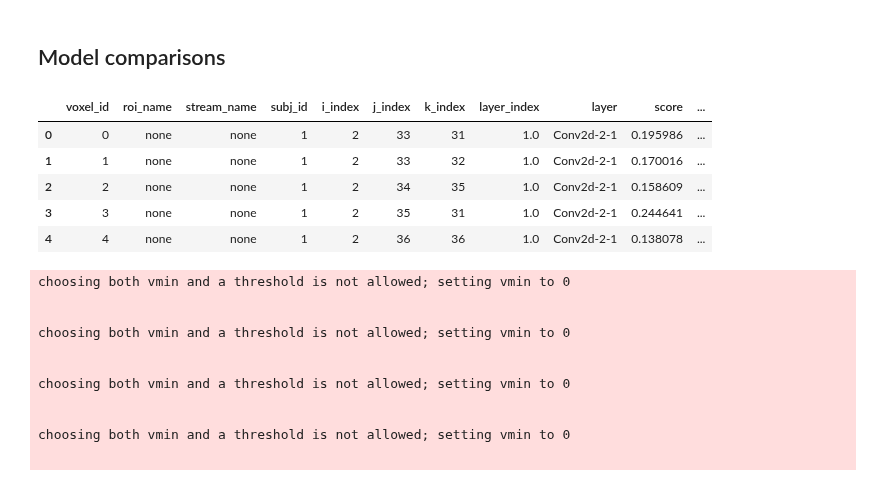
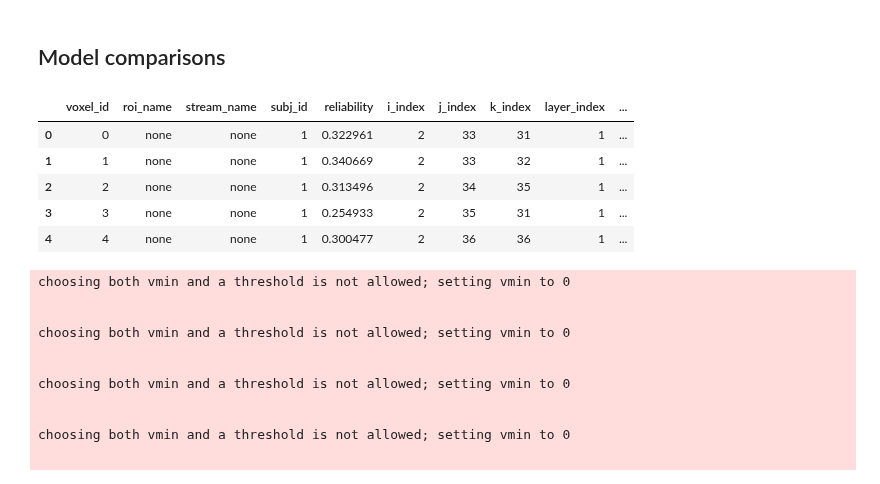
Before and after one commit to Isik-lab/SIfMRI_modeling, a Jupyter notebook: notebooks/modeling_exploration.ipynb, the cells around one changed output. Drawn from its saved outputs; the diff is of its cells as text; code cells hidden in the pictures.

```diff
--- a/notebooks/modeling_exploration.ipynb
+++ b/notebooks/modeling_exploration.ipynb
@@ -91,27 +91,27 @@ def plot_stats(surf_mesh, bg_map, surf_map, hemi_, figure_prefix,
 # %%
 scores = []
 
-files = glob(f'{interim_dir}/VisionEncoding/*.csv')
-for file in files:
-    df = pd.read_csv(file)
-    df['model_uid'] = file.split('/')[-1].split('.csv')[0].split('model-')[-1]
-    scores.append(df)
+# files = glob(f'{interim_dir}/VisionEncoding/*.csv')
+# for file in files:
+#     df = pd.read_csv(file)
+#     df['model_uid'] = file.split('/')[-1].split('.csv')[0].split('model-')[-1]
+#     scores.append(df)
 
 files = glob(f'{interim_dir}/LLMEncoding/*corrected_unmasked.csv')
 for file in files:
     df = pd.read_csv(file)
     df['model_uid'] = file.split('/')[-1].split('.csv')[0].split('_perturb')[0].split('model-')[-1]
     scores.append(df)
 
 scores = pd.concat(scores).reset_index(drop=True)
 scores.head()
 # %% [output]
-|  | voxel_id | roi_name | stream_name | subj_id | i_index | j_index | k_index | layer_index | layer | score | ... |
-| 0 | 0 | none | none | 1 | 2 | 33 | 31 | 1.0 | Conv2d-2-1 | 0.195986 | ... |
-| 1 | 1 | none | none | 1 | 2 | 33 | 32 | 1.0 | Conv2d-2-1 | 0.170016 | ... |
-| 2 | 2 | none | none | 1 | 2 | 34 | 35 | 1.0 | Conv2d-2-1 | 0.158609 | ... |
-| 3 | 3 | none | none | 1 | 2 | 35 | 31 | 1.0 | Conv2d-2-1 | 0.244641 | ... |
-| 4 | 4 | none | none | 1 | 2 | 36 | 36 | 1.0 | Conv2d-2-1 | 0.138078 | ... |
+|  | voxel_id | roi_name | stream_name | subj_id | reliability | i_index | j_index | k_index | layer_index | ... |
+| 0 | 0 | none | none | 1 | 0.322961 | 2 | 33 | 31 | 1 | ... |
+| 1 | 1 | none | none | 1 | 0.340669 | 2 | 33 | 32 | 1 | ... |
+| 2 | 2 | none | none | 1 | 0.313496 | 2 | 34 | 35 | 1 | ... |
+| 3 | 3 | none | none | 1 | 0.254933 | 2 | 35 | 31 | 1 | ... |
+| 4 | 4 | none | none | 1 | 0.300477 | 2 | 36 | 36 | 1 | ... |
 # %%
 for subj_id in range(1,5):
     for model in ['all-MiniLM-L6-v2', 'slip_vit_s_simclr_yfcc15m']:
```
Also changed, not shown: parts of 6 cells of this notebook, 2 other files.
